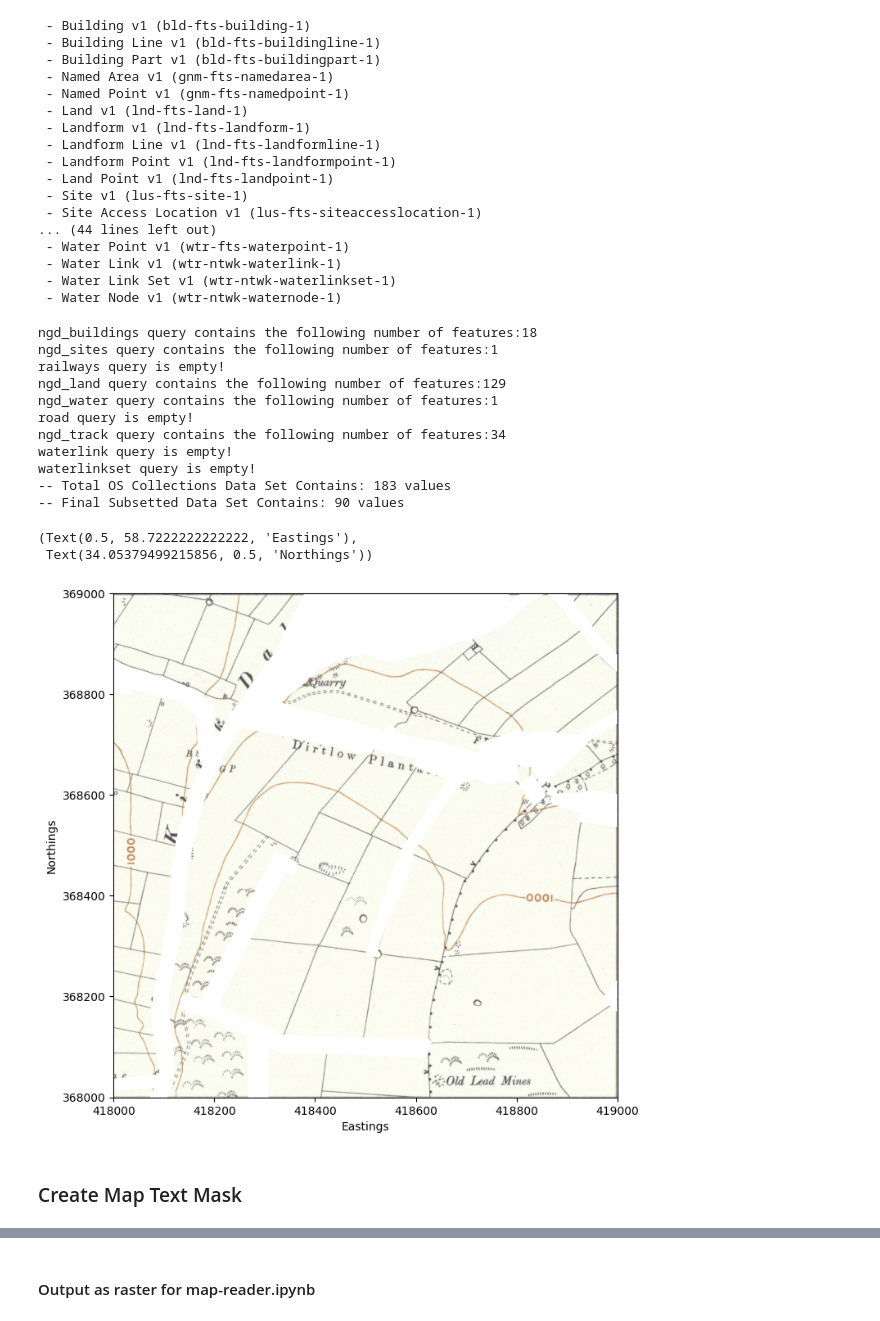
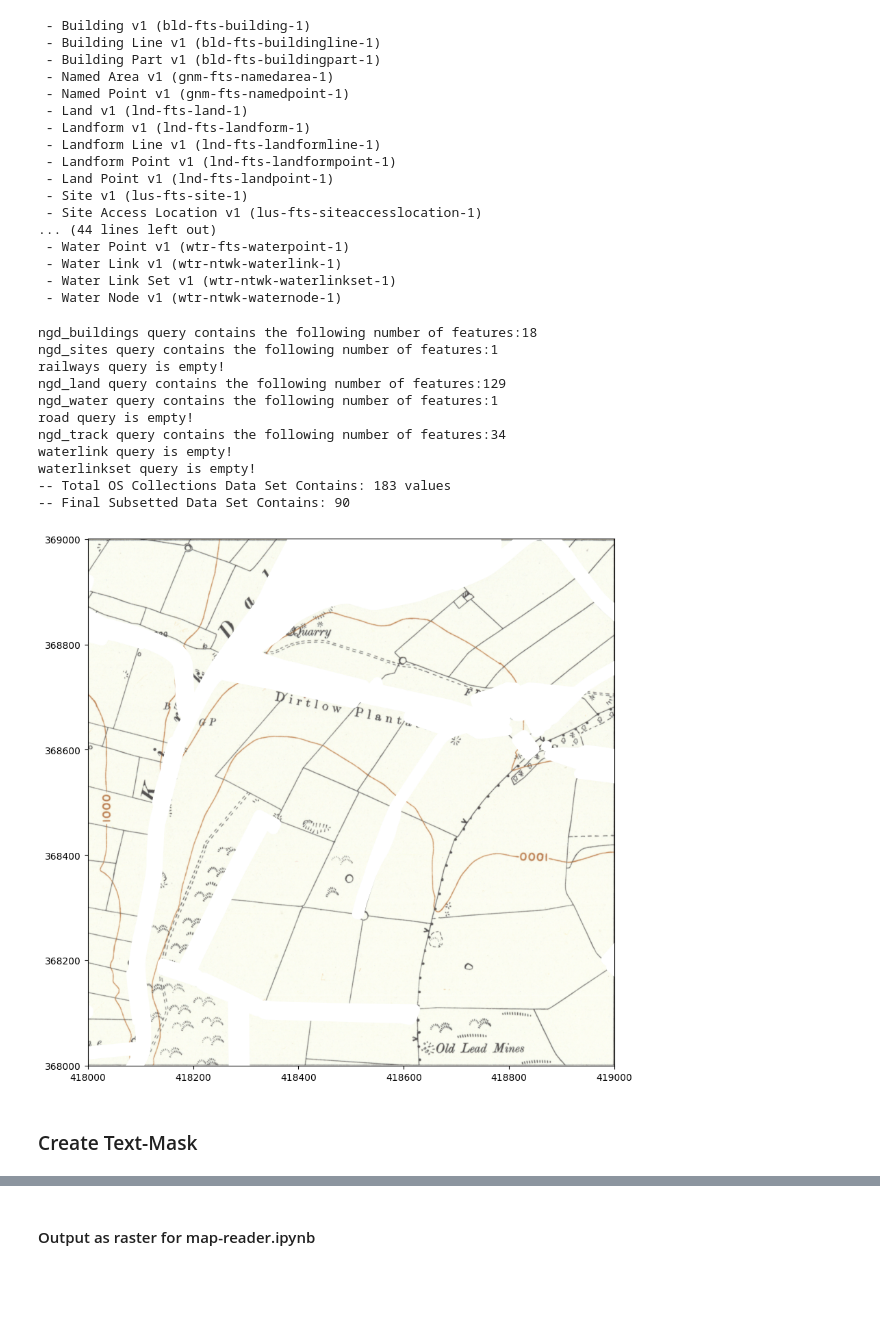
Before and after one commit to pdnpa/cnn-boundaries, a Jupyter notebook: notebooks/create-mask.ipynb, the cells around one changed output, grey strips where cells are left out. Cells and saved outputs as stored; diff of their text form; code cells hidden in the pictures; blank space fills up the shorter version.

```diff
--- a/notebooks/create-mask.ipynb
+++ b/notebooks/create-mask.ipynb
@@ -44,7 +48,7 @@ for collection in ngd_collections['collections']:
  - Water Node v1 (wtr-ntwk-waternode-1)
 # %%
 # define layer for bbox extent & OS-API collection
-lyr = rasterio.open("../content/tifs/1k_tifs/SK1868.tif")
+lyr = "../content/tifs/1k_tifs/SK1868.tif"
 
 # define os collections for urban mask aggreation
 collections = {'buildings' : 'bld-fts-buildingpart-1',
@@ -60,9 +64,8 @@ collections = {'buildings' : 'bld-fts-buildingpart-1',
 # if specifics are required from 'collection' define which to keep from 'description' column
 subsets = {'Land' : ['Made Surface', 'Residential Garden', 'Non-Coniferous Trees', 'Coniferous Trees', 'Mixed Trees']}
 # %%
-from mask_os import Urban_Mask
 # create object (eventually loop through 500 1k tiles here?)
-SK1868 = Urban_Mask(lyr, collections, subsets)
+SK1868 = Mask(lyr, collections, subsets)
 # get the bbox of the layer
 SK1868.bb()
 # query the os api and return and geonadas (geopandas df)
@@ -78,18 +81,13 @@ ngd_track query contains the following number of features:34
 waterlink query is empty!
 waterlinkset query is empty!
 -- Total OS Collections Data Set Contains: 183 values
--- Final Subsetted Data Set Contains: 90 values
+-- Final Subsetted Data Set Contains: 90
-# %%
-ax = SK1868.plot(color="white", alpha=1, figsize=(8, 8))
-show(lyr, ax=ax, with_bounds=True)
-ax.set_xlabel("Eastings"), ax.set_ylabel("Northings")
-#ax.set_xlim(417000, xmax=419000)
-#ax.set_ylim(367000, ymax=369000)
-# %% [output]
-(Text(0.5, 58.7222222222222, 'Eastings'),
- Text(34.05379499215856, 0.5, 'Northings'))
-[figure, removed]
+# %%
+raster_plotter = RasterPlotter(lyr)
+raster_plotter.plot_over_raster(SK1868)
+# %% [output]
+[figure, added]
 # %% [markdown]
-### Create Map Text Mask
+### Create Text-Mask
 # %%
 from mask_os import Text_Mask
```
Also changed, not shown: parts of 8 cells of this notebook, 3 other files.
